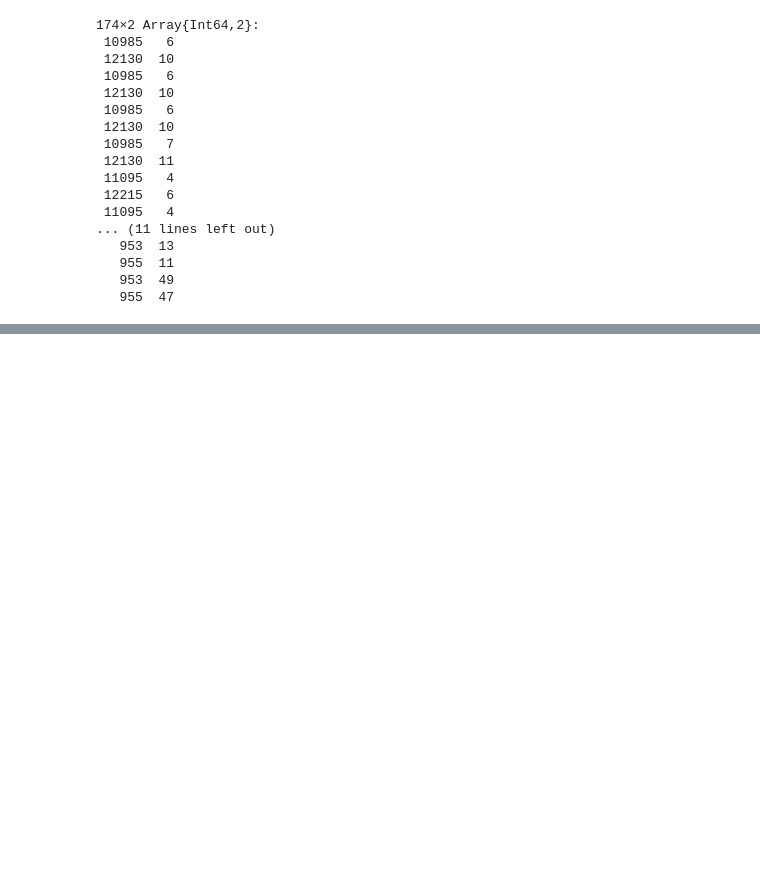
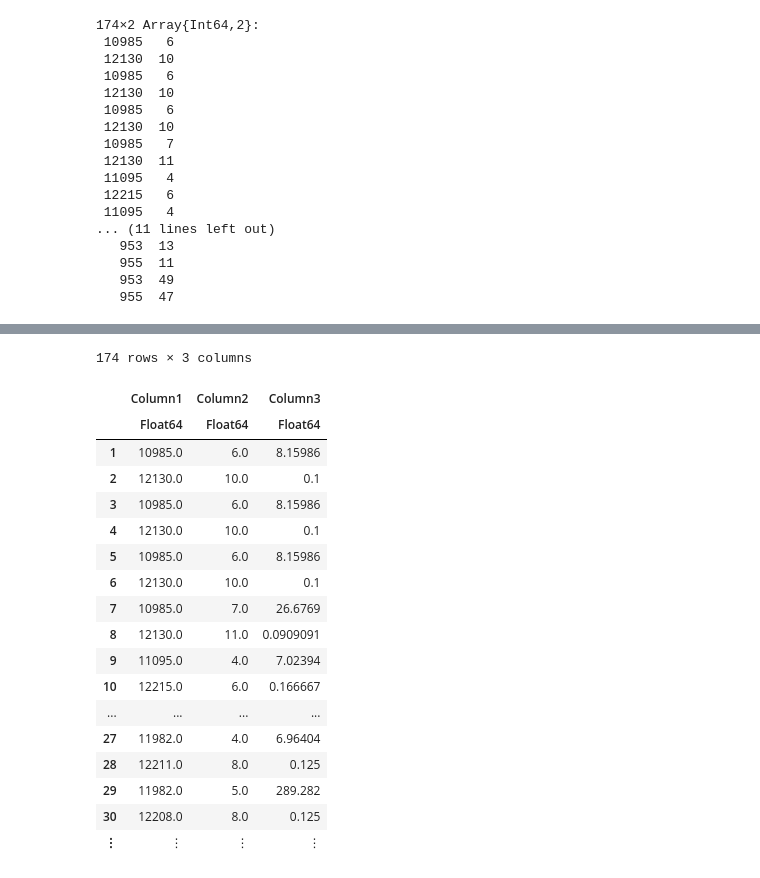
Before and after one commit to kirklong/Research, a Jupyter notebook: checking_known_sources.ipynb, the cells around one changed output, grey strips where cells are left out. Drawn from its saved outputs; the diff is of its cells as text; code cells hidden in the pictures; blank space fills up the shorter version.

```diff
--- a/checking_known_sources.ipynb
+++ b/checking_known_sources.ipynb
@@ -577,0 +601,22 @@ writedlm("obsid_src_test.txt",fileInt,", ")
+# %%
+srcs=CSV.read("obsid_src_test.txt",header=false)
+# %% [output]
+174 rows × 3 columns
+|  | Column1 | Column2 | Column3 |
+|  | Float64 | Float64 | Float64 |
+| 1 | 10985.0 | 6.0 | 8.15986 |
+| 2 | 12130.0 | 10.0 | 0.1 |
+| 3 | 10985.0 | 6.0 | 8.15986 |
+| 4 | 12130.0 | 10.0 | 0.1 |
+| 5 | 10985.0 | 6.0 | 8.15986 |
+| 6 | 12130.0 | 10.0 | 0.1 |
+| 7 | 10985.0 | 7.0 | 26.6769 |
+| 8 | 12130.0 | 11.0 | 0.0909091 |
+| 9 | 11095.0 | 4.0 | 7.02394 |
+| 10 | 12215.0 | 6.0 | 0.166667 |
+| ... | ... | ... | ... |
+| 27 | 11982.0 | 4.0 | 6.96404 |
+| 28 | 12211.0 | 8.0 | 0.125 |
+| 29 | 11982.0 | 5.0 | 289.282 |
+| 30 | 12208.0 | 8.0 | 0.125 |
+| ⋮ | ⋮ | ⋮ | ⋮ |
```
Also changed, not shown: parts of 15 cells of this notebook, 3 other files.
